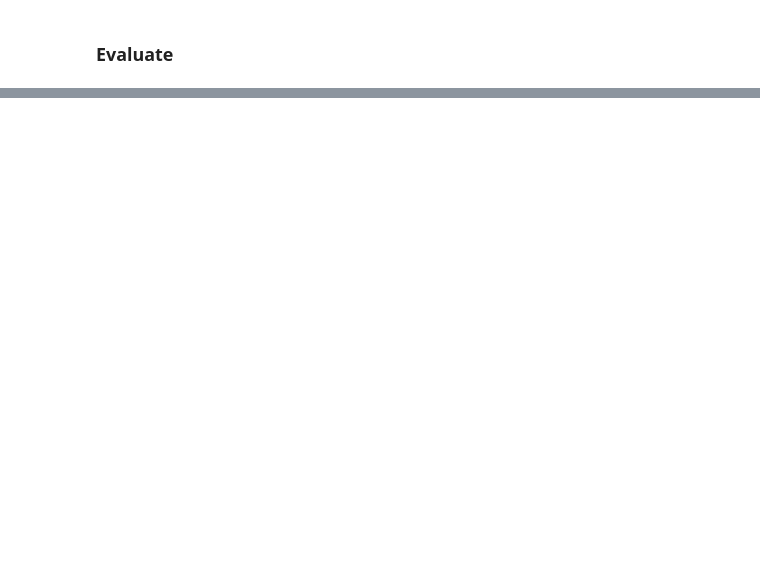
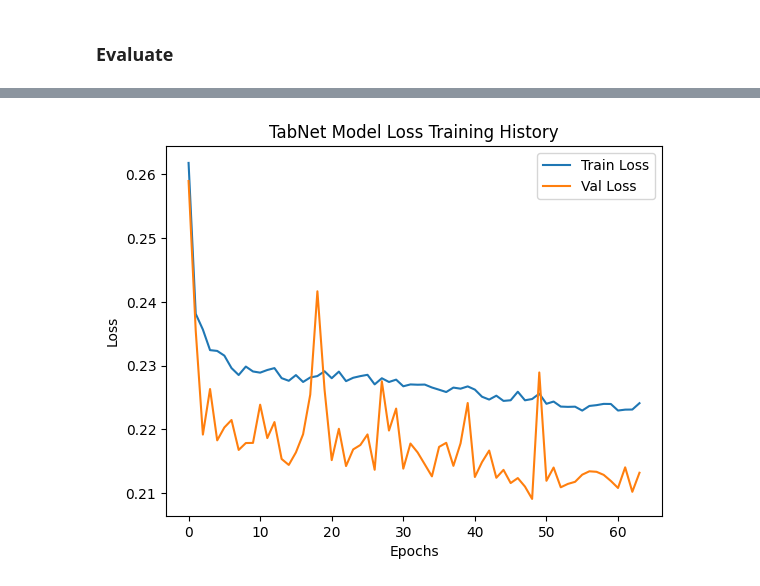
Before and after one commit to AIVIETNAM-AIO-ChimCanhCut/warm-up-01-classification, a Jupyter notebook: notebooks/model-DL.ipynb, the cells around one changed output, grey strips where cells are left out. Drawn from its saved outputs; the diff is of its cells as text; code cells hidden in the pictures; blank space fills up the shorter version.

Commit message:
Add tab net model

```diff
--- a/notebooks/model-DL.ipynb
+++ b/notebooks/model-DL.ipynb
@@ -363,6 +389,20 @@ class BaseNeuralNetwork(nn.Module):
 
     def forward(self, input):
         return self.fc(input)
+# %%
+clf = TabNetClassifier(
+    n_d=16, n_a=16,
+    n_steps=3,
+    gamma=1.5,
+    n_independent=2,
+    n_shared=2,
+    lambda_sparse=1e-3,
+    optimizer_fn=torch.optim.Adam,
+    optimizer_params=dict(lr=2e-2, weight_decay=1e-5),
+    scheduler_fn=torch.optim.lr_scheduler.StepLR,
+    scheduler_params={"step_size":10, "gamma":0.9},
+    mask_type='entmax'
+)
 # %% [markdown]
 #Train models
 # %%
@@ -440,0 +481,11 @@ Validation :
+# %%
+clf.fit(
+    X_train=X_train_scaled, y_train=y_train,
+    eval_set=[(X_train_scaled, y_train), (X_val_scaled, y_val)],
+    eval_name=['train', 'val'],
+    eval_metric=['logloss', 'auc', 'accuracy'],
+    max_epochs=EPOCHS,
+    patience=15,
+    batch_size=BATCH_SIZE,
+    drop_last=False
+)
@@ -456,0 +526,11 @@ plt.show()
+# %%
+plt.plot(clf.history['loss'], label='Train Loss', color='#1f77b4')
+plt.plot(clf.history['val_logloss'], label='Val Loss', color='#ff7f0e')
+
+plt.title('TabNet Model Loss Training History')
+plt.xlabel('Epochs')
+plt.ylabel('Loss')
+plt.legend()
+plt.show()
+# %% [output]
+[figure, added]
```
Also changed, not shown: parts of 9 cells of this notebook.
